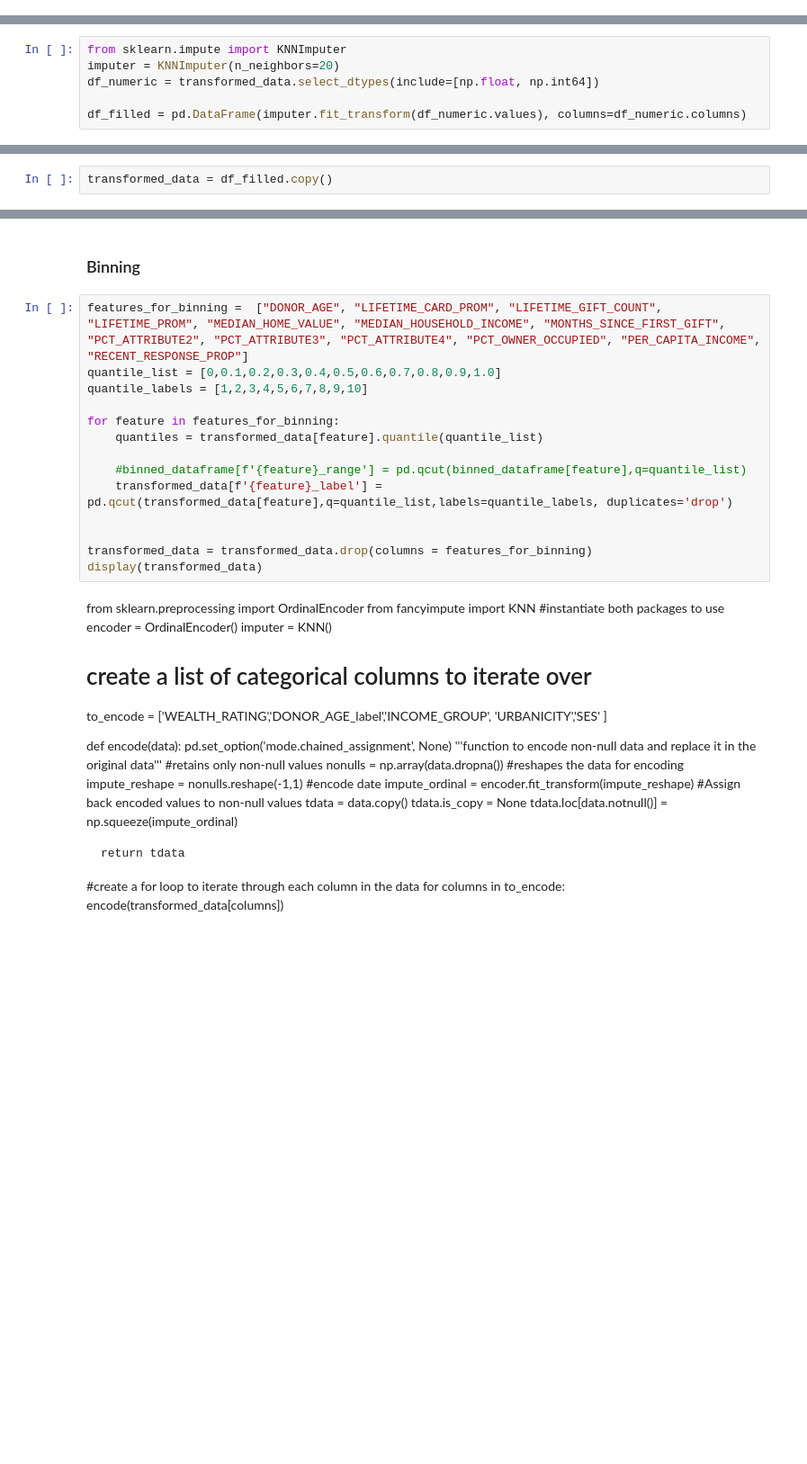
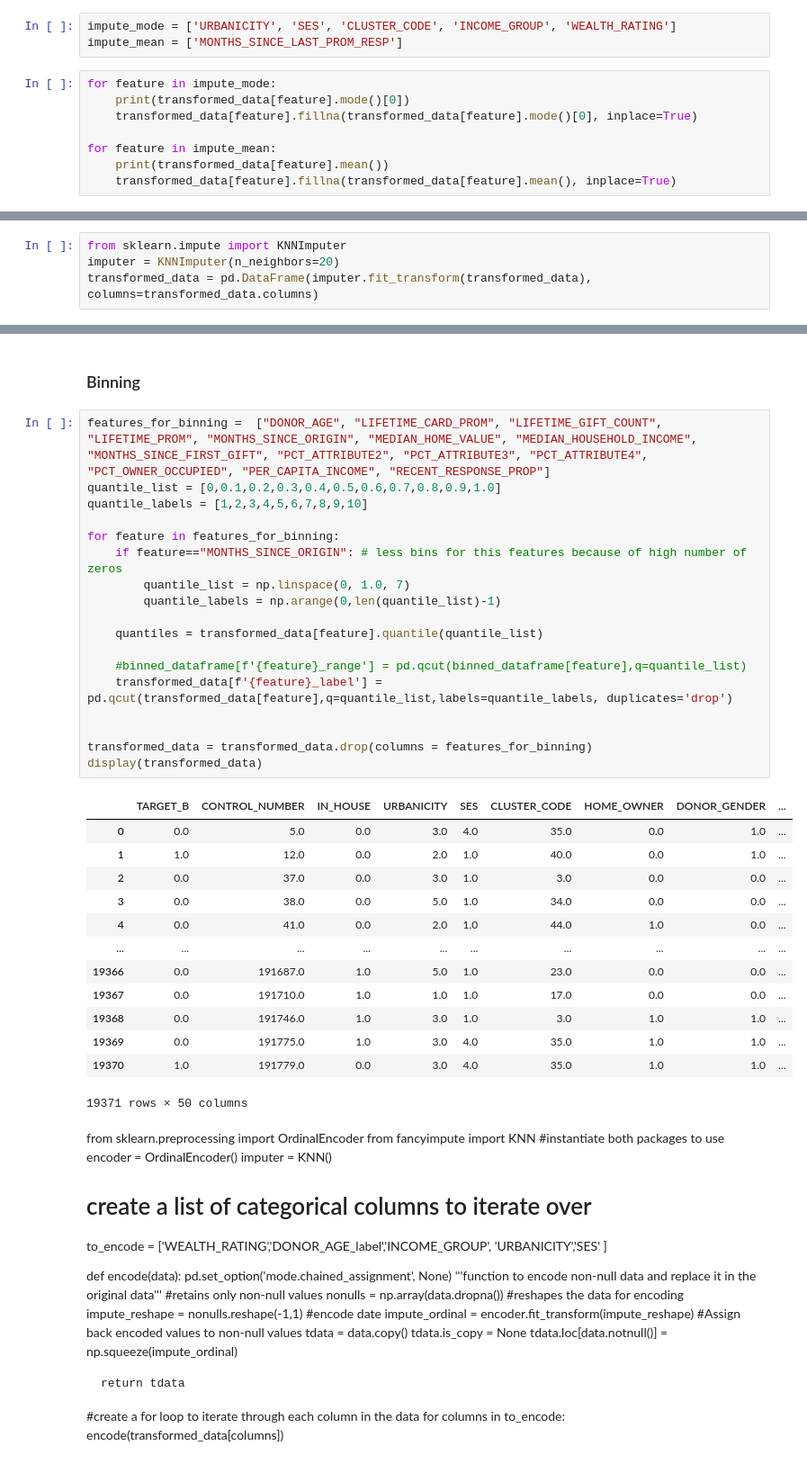
Before and after one commit to jlp237/ml_project, a Jupyter notebook: AA_202021_Project.ipynb, the cells around one changed output, grey strips where cells are left out. Shown at 90% size. Saved outputs shown, nothing was run; the diff lists cells and outputs as text; blank space fills up the shorter version.

Commit message:
mean/mode and KNN

```diff
--- a/AA_202021_Project.ipynb
+++ b/AA_202021_Project.ipynb
@@ -658,3 +850,14 @@ x = dict(transformed_data.isna().sum())
 transformed_data.loc[transformed_data['URBANICITY'] == 0,'URBANICITY'] = np.nan
 transformed_data.loc[transformed_data['SES'] == 0,'SES'] = np.nan
 transformed_data.loc[transformed_data['CLUSTER_CODE'] == 0,'CLUSTER_CODE'] = np.nan
+# %%
+impute_mode = ['URBANICITY', 'SES', 'CLUSTER_CODE', 'INCOME_GROUP', 'WEALTH_RATING']
+impute_mean = ['MONTHS_SINCE_LAST_PROM_RESP']
+# %%
+for feature in impute_mode:
+    print(transformed_data[feature].mode()[0])
+    transformed_data[feature].fillna(transformed_data[feature].mode()[0], inplace=True)
+
+for feature in impute_mean:
+    print(transformed_data[feature].mean())
+    transformed_data[feature].fillna(transformed_data[feature].mean(), inplace=True)
@@ -661,8 +871,6 @@ transformed_data.loc[transformed_data['CLUSTER_CODE'] == 0,'CLUSTER_CODE'] = np.
 # %%
 from sklearn.impute import KNNImputer
 imputer = KNNImputer(n_neighbors=20)
-df_numeric = transformed_data.select_dtypes(include=[np.float, np.int64])
-
-df_filled = pd.DataFrame(imputer.fit_transform(df_numeric.values), columns=df_numeric.columns)
+transformed_data = pd.DataFrame(imputer.fit_transform(transformed_data), columns=transformed_data.columns)
 # %%
 transformed_data.isna().sum()
@@ -689,2 +893,0 @@ display(df_filled[30:50])
-# %%
-transformed_data = df_filled.copy()
@@ -691,19 +932,37 @@ transformed_data = df_filled.copy()
 # %% [markdown]
 ### Binning
 # %%
-features_for_binning =  ["DONOR_AGE", "LIFETIME_CARD_PROM", "LIFETIME_GIFT_COUNT", "LIFETIME_PROM", "MEDIAN_HOME_VALUE", "MEDIAN_HOUSEHOLD_INCOME", "MONTHS_SINCE_FIRST_GIFT", "PCT_ATTRIBUTE2", "PCT_ATTRIBUTE3", "PCT_ATTRIBUTE4", "PCT_OWNER_OCCUPIED", "PER_CAPITA_INCOME", "RECENT_RESPONSE_PROP"]
+features_for_binning =  ["DONOR_AGE", "LIFETIME_CARD_PROM", "LIFETIME_GIFT_COUNT", "LIFETIME_PROM", "MONTHS_SINCE_ORIGIN", "MEDIAN_HOME_VALUE", "MEDIAN_HOUSEHOLD_INCOME", "MONTHS_SINCE_FIRST_GIFT", "PCT_ATTRIBUTE2", "PCT_ATTRIBUTE3", "PCT_ATTRIBUTE4", "PCT_OWNER_OCCUPIED", "PER_CAPITA_INCOME", "RECENT_RESPONSE_PROP"]
 quantile_list = [0,0.1,0.2,0.3,0.4,0.5,0.6,0.7,0.8,0.9,1.0]
 quantile_labels = [1,2,3,4,5,6,7,8,9,10]
 
 for feature in features_for_binning:
+    if feature=="MONTHS_SINCE_ORIGIN": # less bins for this features because of high number of zeros
+        quantile_list = np.linspace(0, 1.0, 7)
+        quantile_labels = np.arange(0,len(quantile_list)-1)
+
     quantiles = transformed_data[feature].quantile(quantile_list)
 
     #binned_dataframe[f'{feature}_range'] = pd.qcut(binned_dataframe[feature],q=quantile_list)
     transformed_data[f'{feature}_label'] = pd.qcut(transformed_data[feature],q=quantile_list,labels=quantile_labels, duplicates='drop')
 
 
 transformed_data = transformed_data.drop(columns = features_for_binning)
 display(transformed_data)
+# %% [output]
+|  | TARGET_B | CONTROL_NUMBER | IN_HOUSE | URBANICITY | SES | CLUSTER_CODE | HOME_OWNER | DONOR_GENDER | ... |
+| 0 | 0.0 | 5.0 | 0.0 | 3.0 | 4.0 | 35.0 | 0.0 | 1.0 | ... |
+| 1 | 1.0 | 12.0 | 0.0 | 2.0 | 1.0 | 40.0 | 0.0 | 1.0 | ... |
+| 2 | 0.0 | 37.0 | 0.0 | 3.0 | 1.0 | 3.0 | 0.0 | 0.0 | ... |
+| 3 | 0.0 | 38.0 | 0.0 | 5.0 | 1.0 | 34.0 | 0.0 | 0.0 | ... |
+| 4 | 0.0 | 41.0 | 0.0 | 2.0 | 1.0 | 44.0 | 1.0 | 0.0 | ... |
+| ... | ... | ... | ... | ... | ... | ... | ... | ... | ... |
+| 19366 | 0.0 | 191687.0 | 1.0 | 5.0 | 1.0 | 23.0 | 0.0 | 0.0 | ... |
+| 19367 | 0.0 | 191710.0 | 1.0 | 1.0 | 1.0 | 17.0 | 0.0 | 0.0 | ... |
+| 19368 | 0.0 | 191746.0 | 1.0 | 3.0 | 1.0 | 3.0 | 1.0 | 1.0 | ... |
+| 19369 | 0.0 | 191775.0 | 1.0 | 3.0 | 4.0 | 35.0 | 1.0 | 1.0 | ... |
+| 19370 | 1.0 | 191779.0 | 0.0 | 3.0 | 4.0 | 35.0 | 1.0 | 1.0 | ... |
+19371 rows × 50 columns
 # %% [markdown]
 from sklearn.preprocessing import OrdinalEncoder
 from fancyimpute import KNN
```
Also changed, not shown: parts of 40 cells of this notebook.
